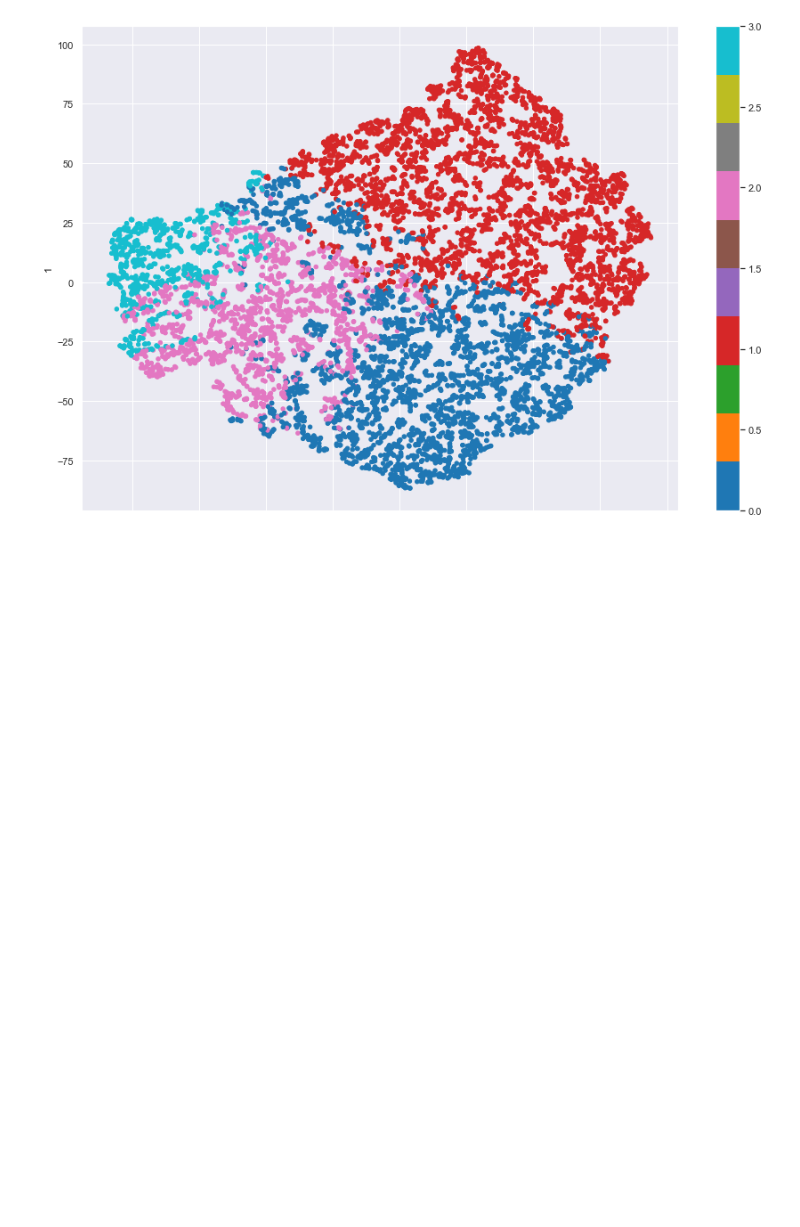
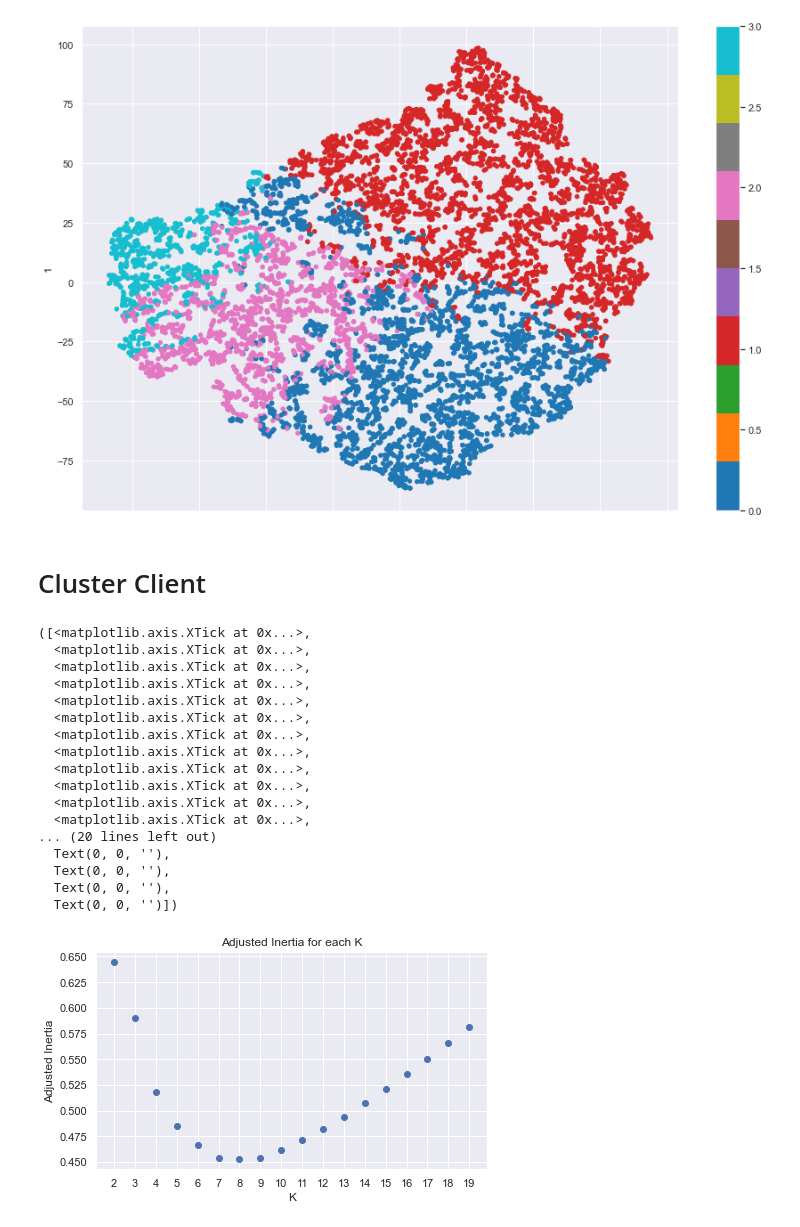
Before and after one commit to diogobulhosa/BC1, a Jupyter notebook: scripts/kmeans_analysis_product.ipynb, the cells around one changed output. Saved outputs shown, nothing was run; the diff lists cells and outputs as text; code cells hidden in the pictures; blank space fills up the shorter version.

Commit message:
client tambem

```diff
--- a/scripts/kmeans_analysis_product.ipynb
+++ b/scripts/kmeans_analysis_product.ipynb
@@ -318,3 +320,48 @@ pd.DataFrame(two_dim).plot.scatter(x=0, y=1, c=km_St['km_labels'], colormap='tab
 plt.show()
 # %% [output]
 [figure]
+# %% [markdown]
+# Cluster Client
+# %%
+client_features = ['Dayswus',
+ 'Age',
+ 'Edu',
+ 'Freq',
+ 'Recency',
+ 'Monetary',
+ 'LTV',
+ 'WebVisit']
+# %%
+data_matrix = np.matrix(scaled_df[client_features]).astype(float)
+
+# choose k range
+k_range=range(2,20)
+# compute adjusted intertia
+best_k, results = chooseBestKforKMeans(data_matrix, k_range)
+
+# plot the results
+plt.figure(figsize=(7,4))
+plt.plot(results,'o')
+plt.title('Adjusted Inertia for each K')
+plt.xlabel('K')
+plt.ylabel('Adjusted Inertia')
+plt.xticks(range(2,20,1))
+# %% [output]
+([<matplotlib.axis.XTick at 0x...>,
+  <matplotlib.axis.XTick at 0x...>,
+  <matplotlib.axis.XTick at 0x...>,
+  <matplotlib.axis.XTick at 0x...>,
+  <matplotlib.axis.XTick at 0x...>,
+  <matplotlib.axis.XTick at 0x...>,
+  <matplotlib.axis.XTick at 0x...>,
+  <matplotlib.axis.XTick at 0x...>,
+  <matplotlib.axis.XTick at 0x...>,
+  <matplotlib.axis.XTick at 0x...>,
+  <matplotlib.axis.XTick at 0x...>,
+  <matplotlib.axis.XTick at 0x...>,
+... (20 lines left out)
+  Text(0, 0, ''),
+  Text(0, 0, ''),
+  Text(0, 0, ''),
+  Text(0, 0, '')])
+[figure, added]
```
Also changed, not shown: parts of 13 cells of this notebook.
